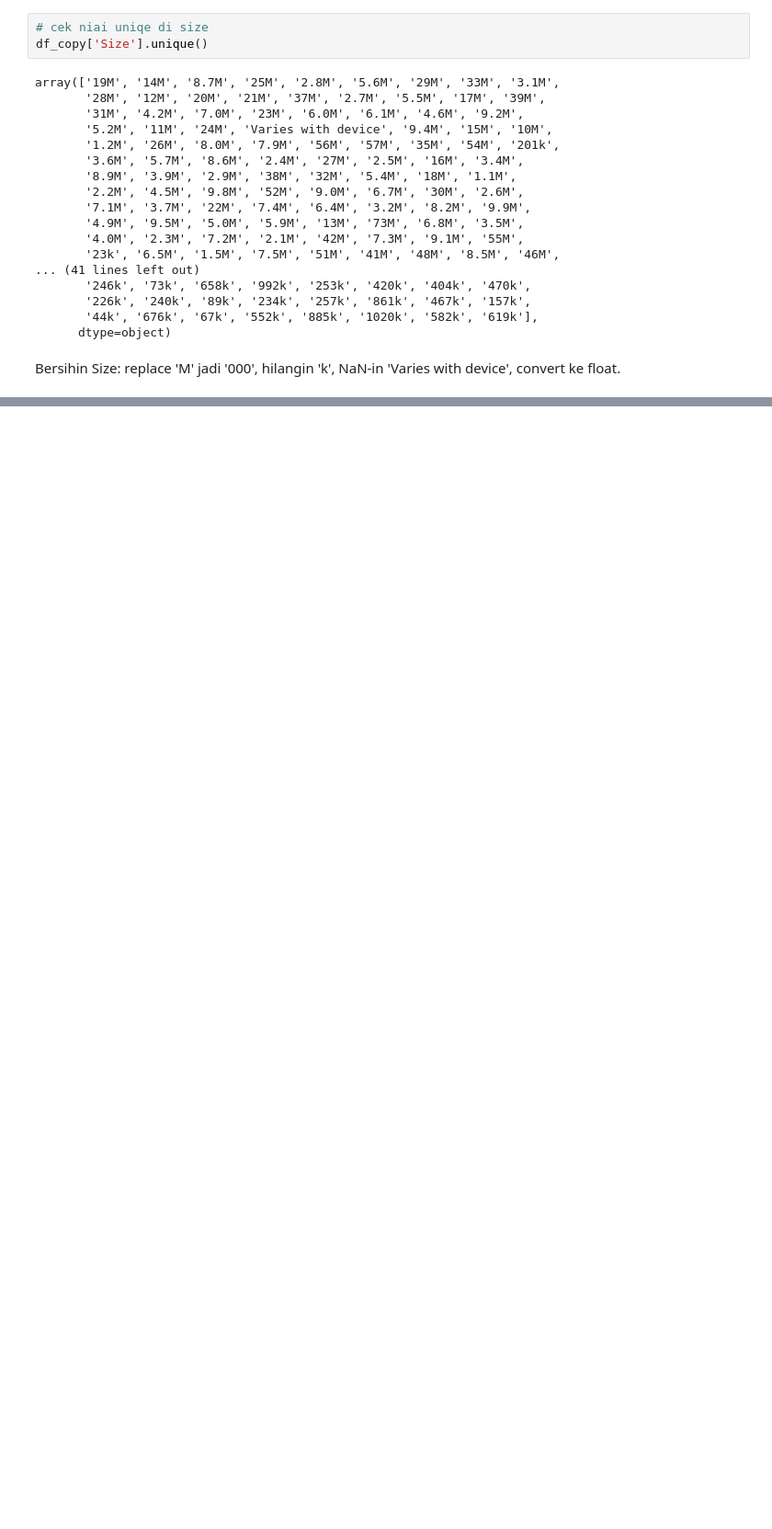
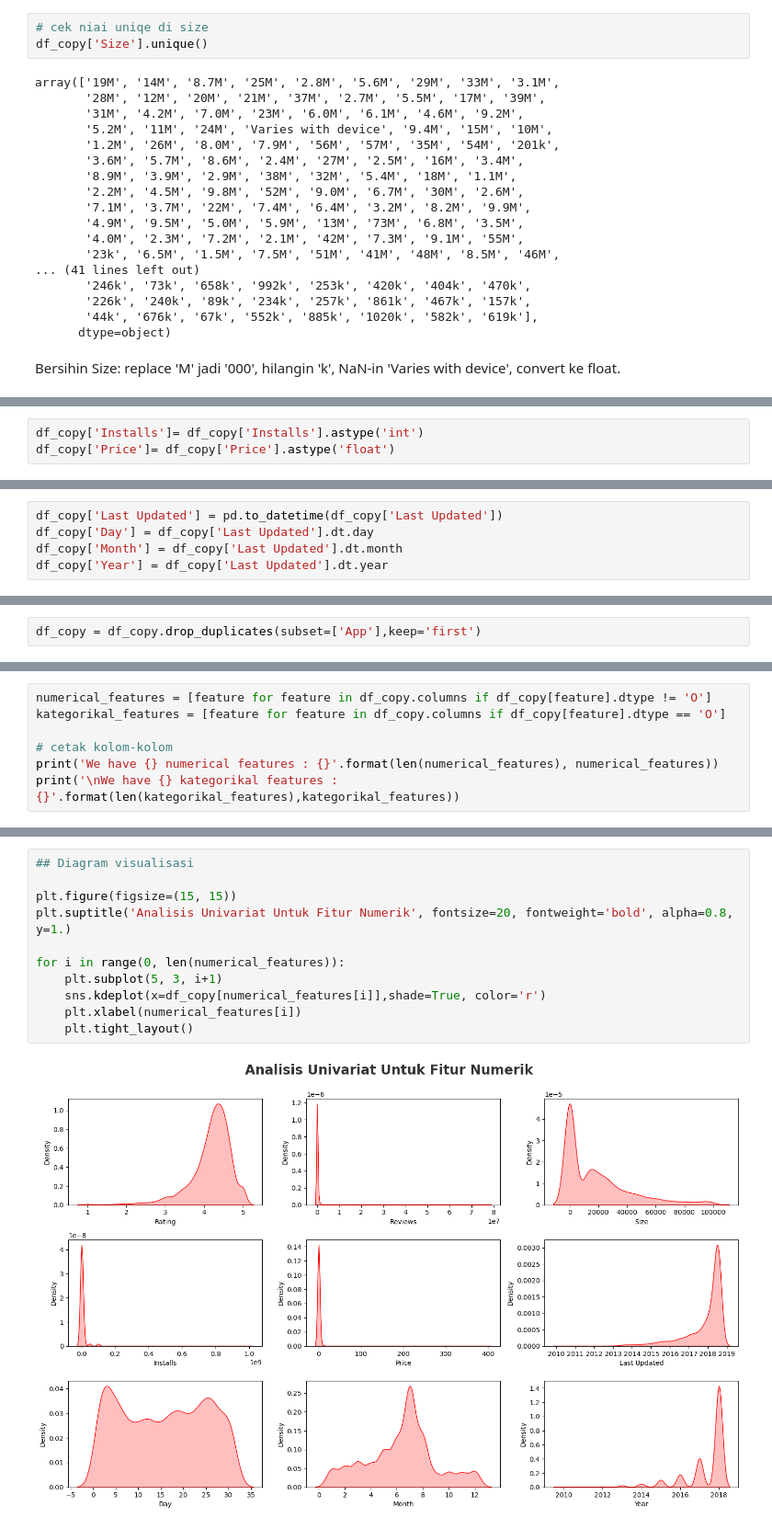
Before and after one commit to wjyrskyy14-ctrl/BELAJAR-DATA-SCIENCE, a Jupyter notebook: EDA/EDA 3/EDA_FE_GOOGLEPLAYSTORE.ipynb, the cells around one changed output, grey strips where cells are left out. Shown at 92% size. Cells and saved outputs as stored; diff of their text form; blank space fills up the shorter version.

```diff
--- a/EDA/EDA 3/EDA_FE_GOOGLEPLAYSTORE.ipynb
+++ b/EDA/EDA 3/EDA_FE_GOOGLEPLAYSTORE.ipynb
@@ -177,0 +268,3 @@ KeyError: 'Size'
+# %%
+df_copy['Installs']= df_copy['Installs'].astype('int')
+df_copy['Price']= df_copy['Price'].astype('float')
@@ -177,0 +296,5 @@ KeyError: 'Size'
+# %%
+df_copy['Last Updated'] = pd.to_datetime(df_copy['Last Updated'])
+df_copy['Day'] = df_copy['Last Updated'].dt.day
+df_copy['Month'] = df_copy['Last Updated'].dt.month
+df_copy['Year'] = df_copy['Last Updated'].dt.year
@@ -177,0 +346,2 @@ KeyError: 'Size'
+# %%
+df_copy = df_copy.drop_duplicates(subset=['App'],keep='first')
@@ -177,0 +355,7 @@ KeyError: 'Size'
+# %%
+numerical_features = [feature for feature in df_copy.columns if df_copy[feature].dtype != 'O']
+kategorikal_features = [feature for feature in df_copy.columns if df_copy[feature].dtype == 'O']
+
+# cetak kolom-kolom
+print('We have {} numerical features : {}'.format(len(numerical_features), numerical_features))
+print('\nWe have {} kategorikal features : {}'.format(len(kategorikal_features),kategorikal_features))
@@ -177,0 +366,13 @@ KeyError: 'Size'
+# %%
+## Diagram visualisasi
+
+plt.figure(figsize=(15, 15))
+plt.suptitle('Analisis Univariat Untuk Fitur Numerik', fontsize=20, fontweight='bold', alpha=0.8, y=1.)
+
+for i in range(0, len(numerical_features)):
+    plt.subplot(5, 3, i+1)
+    sns.kdeplot(x=df_copy[numerical_features[i]],shade=True, color='r')
+    plt.xlabel(numerical_features[i])
+    plt.tight_layout()
+# %% [output]
+[figure, added]
```
Also changed, not shown: parts of 40 cells of this notebook.
